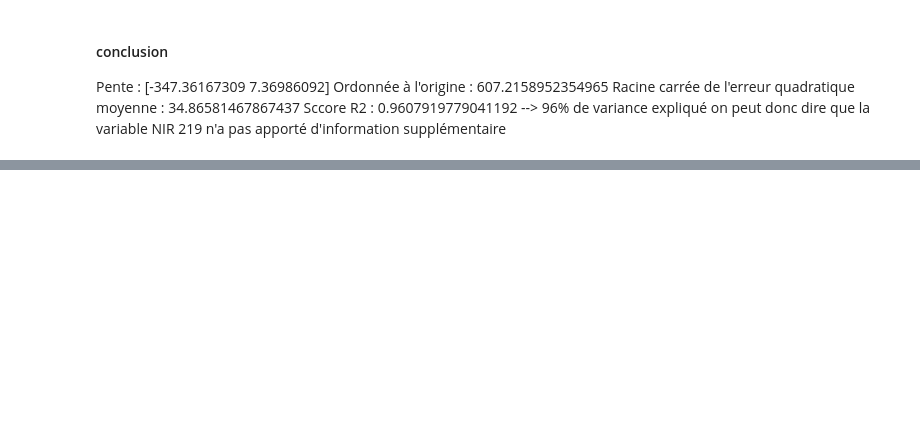
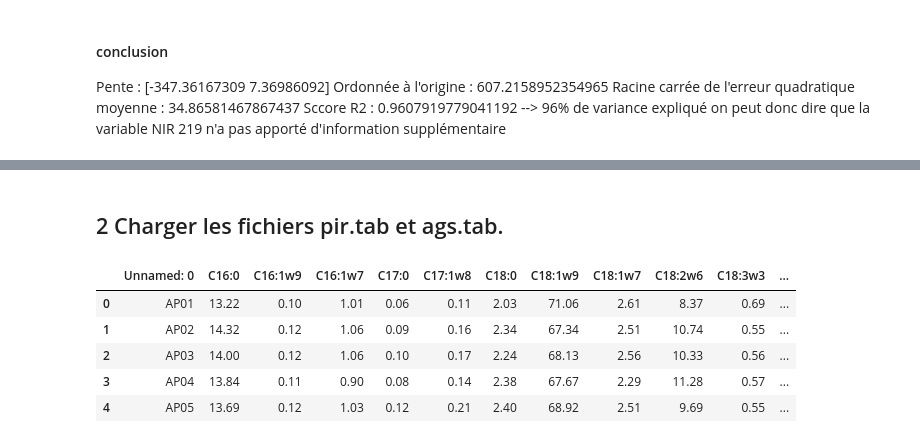
Before and after one commit to BigDwelcome/Chemoocs, a Jupyter notebook: Grain 7/Grain 7 .ipynb, the cells around one changed output, grey strips where cells are left out. Saved outputs shown, nothing was run; the diff lists cells and outputs as text; code cells hidden in the pictures; blank space fills up the shorter version.

```diff
--- a/Grain 7/Grain 7 .ipynb
+++ b/Grain 7/Grain 7 .ipynb
@@ -231,0 +264,16 @@ Sccore R2 :  0.9607919779041192 --> 96% de variance expliqué on peut donc dire
+# %% [markdown]
+## 2 Charger les fichiers pir.tab et ags.tab.
+# %%
+### chargement des données
+pir = pd.read_csv("data/pir.csv")
+ags = pd.read_csv("data/ags.csv")
+labels = pd.read_csv("data/labels2.csv")
+# %%
+ags.head()
+# %% [output]
+|  | Unnamed: 0 | C16:0 | C16:1w9 | C16:1w7 | C17:0 | C17:1w8 | C18:0 | C18:1w9 | C18:1w7 | C18:2w6 | C18:3w3 | ... |
+| 0 | AP01 | 13.22 | 0.10 | 1.01 | 0.06 | 0.11 | 2.03 | 71.06 | 2.61 | 8.37 | 0.69 | ... |
+| 1 | AP02 | 14.32 | 0.12 | 1.06 | 0.09 | 0.16 | 2.34 | 67.34 | 2.51 | 10.74 | 0.55 | ... |
+| 2 | AP03 | 14.00 | 0.12 | 1.06 | 0.10 | 0.17 | 2.24 | 68.13 | 2.56 | 10.33 | 0.56 | ... |
+| 3 | AP04 | 13.84 | 0.11 | 0.90 | 0.08 | 0.14 | 2.38 | 67.67 | 2.29 | 11.28 | 0.57 | ... |
+| 4 | AP05 | 13.69 | 0.12 | 1.03 | 0.12 | 0.21 | 2.40 | 68.92 | 2.51 | 9.69 | 0.55 | ... |
```
Also changed, not shown: parts of 26 cells of this notebook, 1 other file.
